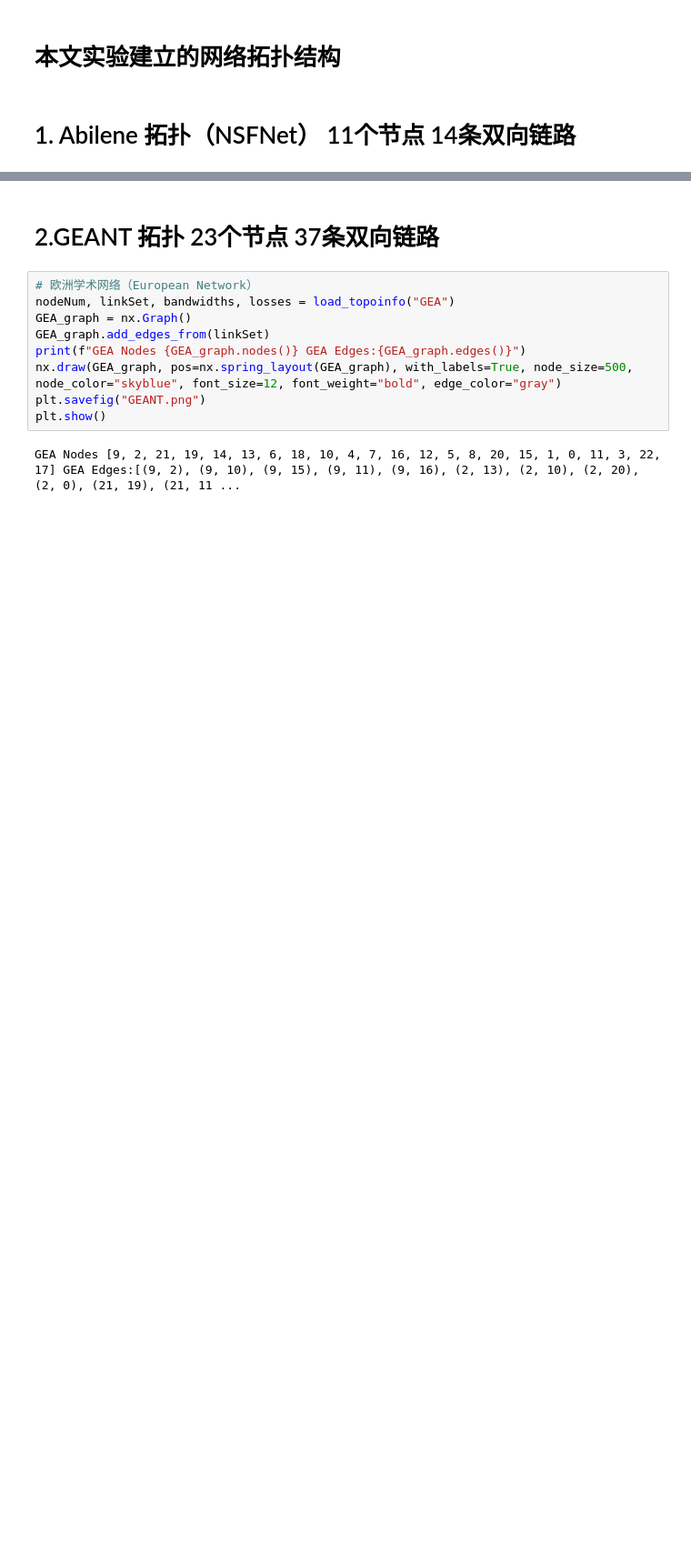
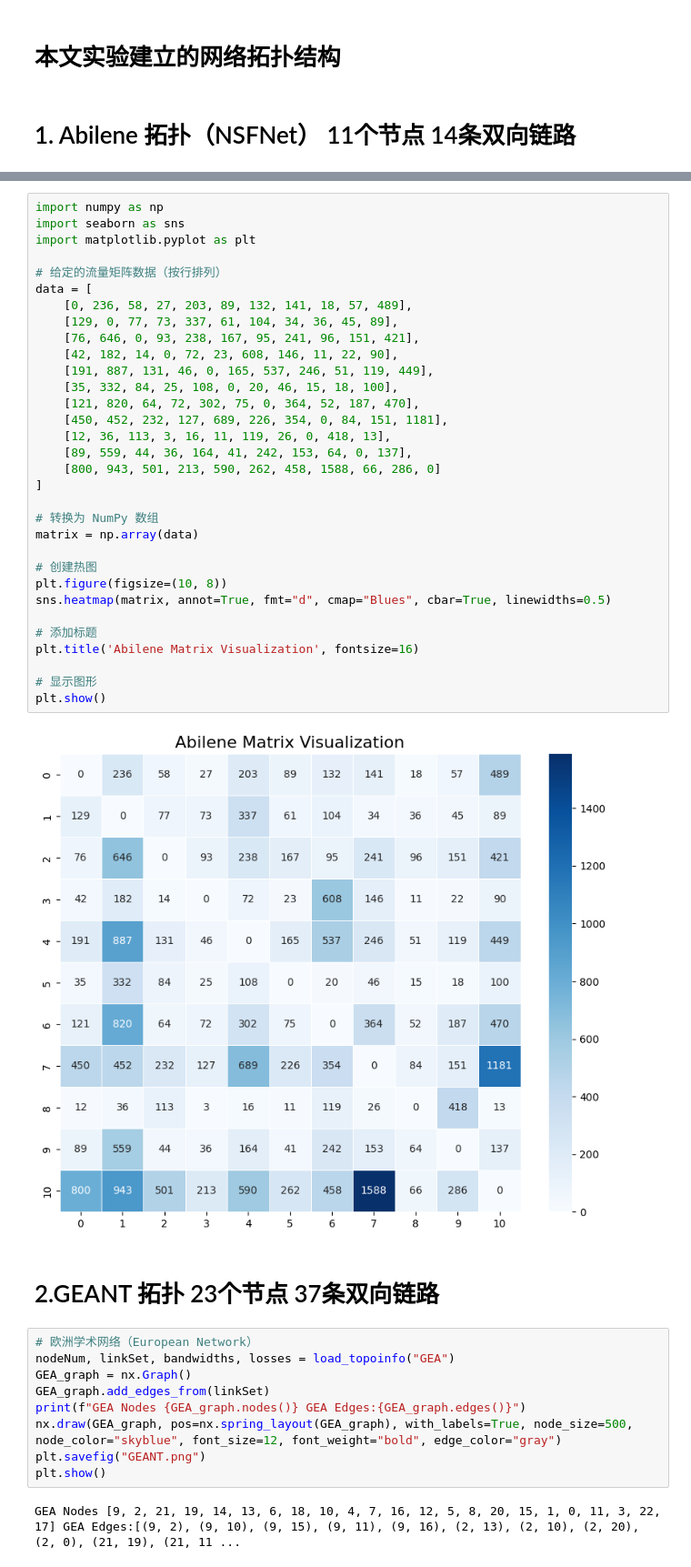
Before and after one commit to valley12/DRL-OR, a Jupyter notebook: RL-Route.ipynb, the cells around one changed output, grey strips where cells are left out. Shown at 91% size. Drawn from its saved outputs; the diff is of its cells as text; blank space fills up the shorter version.

```diff
--- a/RL-Route.ipynb
+++ b/RL-Route.ipynb
@@ -36,3 +59,37 @@ Abilene Nodes [0, 3, 4, 10, 1, 7, 2, 5, 8, 9, 6]
+# %%
+import numpy as np
+import seaborn as sns
+import matplotlib.pyplot as plt
+
+# 给定的流量矩阵数据（按行排列）
+data = [
+    [0, 236, 58, 27, 203, 89, 132, 141, 18, 57, 489],
+    [129, 0, 77, 73, 337, 61, 104, 34, 36, 45, 89],
+    [76, 646, 0, 93, 238, 167, 95, 241, 96, 151, 421],
+    [42, 182, 14, 0, 72, 23, 608, 146, 11, 22, 90],
+    [191, 887, 131, 46, 0, 165, 537, 246, 51, 119, 449],
+    [35, 332, 84, 25, 108, 0, 20, 46, 15, 18, 100],
+    [121, 820, 64, 72, 302, 75, 0, 364, 52, 187, 470],
+    [450, 452, 232, 127, 689, 226, 354, 0, 84, 151, 1181],
+    [12, 36, 113, 3, 16, 11, 119, 26, 0, 418, 13],
+    [89, 559, 44, 36, 164, 41, 242, 153, 64, 0, 137],
+    [800, 943, 501, 213, 590, 262, 458, 1588, 66, 286, 0]
+]
+
+# 转换为 NumPy 数组
+matrix = np.array(data)
+
+# 创建热图
+plt.figure(figsize=(10, 8))
+sns.heatmap(matrix, annot=True, fmt="d", cmap="Blues", cbar=True, linewidths=0.5)
+
+# 添加标题
+plt.title('Abilene Matrix Visualization', fontsize=16)
+
+# 显示图形
+plt.show()
+# %% [output]
+[figure, added]
 # %% [markdown]
 # 2.GEANT 拓扑 23个节点 37条双向链路
 # %%
```
Also changed, not shown: parts of 6 cells of this notebook.
